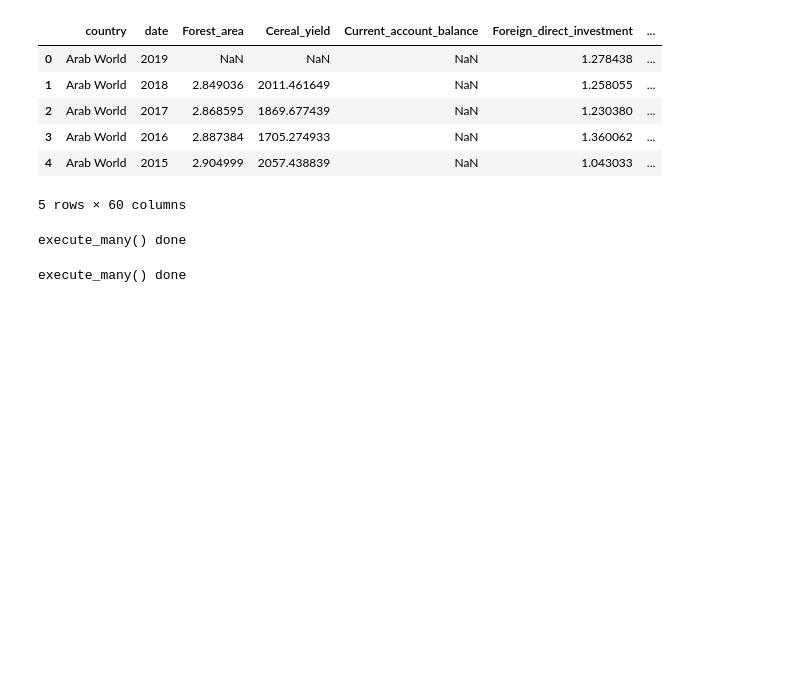
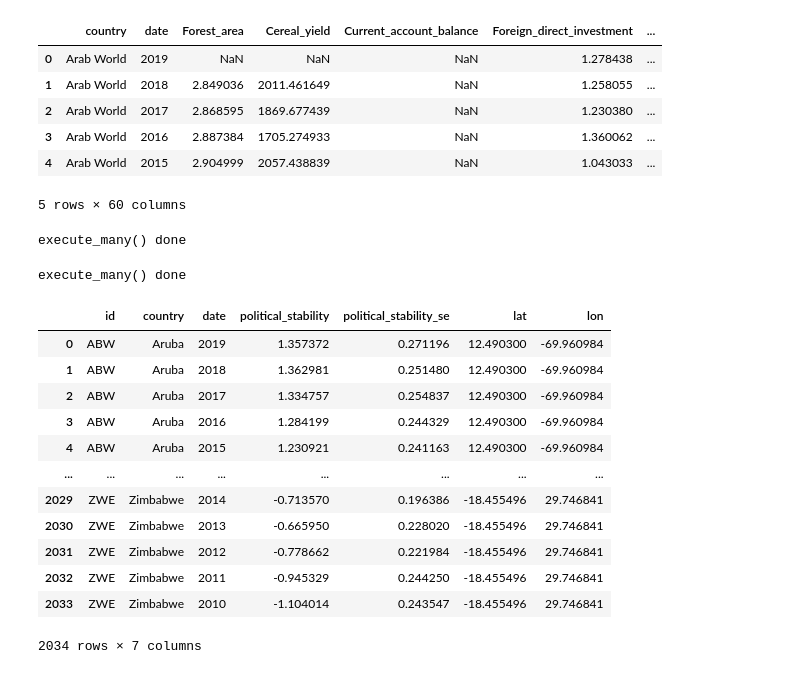
Before and after one commit to nmckinne/SustainabilityProject, a Jupyter notebook: Sustainability_Project_ETL.ipynb, the cells around one changed output. Saved outputs shown, nothing was run; the diff lists cells and outputs as text; code cells hidden in the pictures; blank space fills up the shorter version.

```diff
--- a/Sustainability_Project_ETL.ipynb
+++ b/Sustainability_Project_ETL.ipynb
@@ -556,3 +563,27 @@ execute_many() done
 execute_many(conn, sus_features_df, 'public.Sus_df')
 # %% [output]
 execute_many() done
+# %%
+# Connecting to the database (set a new connection)
+conn = psycopg2.connect("dbname=sustain_data user=postgres password=CLS521")
+cursor = conn.cursor
+sql = "select * from instability_df;"
+query_results = pd.read_sql_query(sql, conn)
+pol_inst_df = pd.DataFrame(query_results)
+conn = None
+# %%
+pol_inst_df
+# %% [output]
+|  | id | country | date | political_stability | political_stability_se | lat | lon |
+| 0 | ABW | Aruba | 2019 | 1.357372 | 0.271196 | 12.490300 | -69.960984 |
+| 1 | ABW | Aruba | 2018 | 1.362981 | 0.251480 | 12.490300 | -69.960984 |
+| 2 | ABW | Aruba | 2017 | 1.334757 | 0.254837 | 12.490300 | -69.960984 |
+| 3 | ABW | Aruba | 2016 | 1.284199 | 0.244329 | 12.490300 | -69.960984 |
+| 4 | ABW | Aruba | 2015 | 1.230921 | 0.241163 | 12.490300 | -69.960984 |
+| ... | ... | ... | ... | ... | ... | ... | ... |
+| 2029 | ZWE | Zimbabwe | 2014 | -0.713570 | 0.196386 | -18.455496 | 29.746841 |
+| 2030 | ZWE | Zimbabwe | 2013 | -0.665950 | 0.228020 | -18.455496 | 29.746841 |
+| 2031 | ZWE | Zimbabwe | 2012 | -0.778662 | 0.221984 | -18.455496 | 29.746841 |
+| 2032 | ZWE | Zimbabwe | 2011 | -0.945329 | 0.244250 | -18.455496 | 29.746841 |
+| 2033 | ZWE | Zimbabwe | 2010 | -1.104014 | 0.243547 | -18.455496 | 29.746841 |
+2034 rows × 7 columns
```
Also changed, not shown: parts of 7 cells of this notebook.
